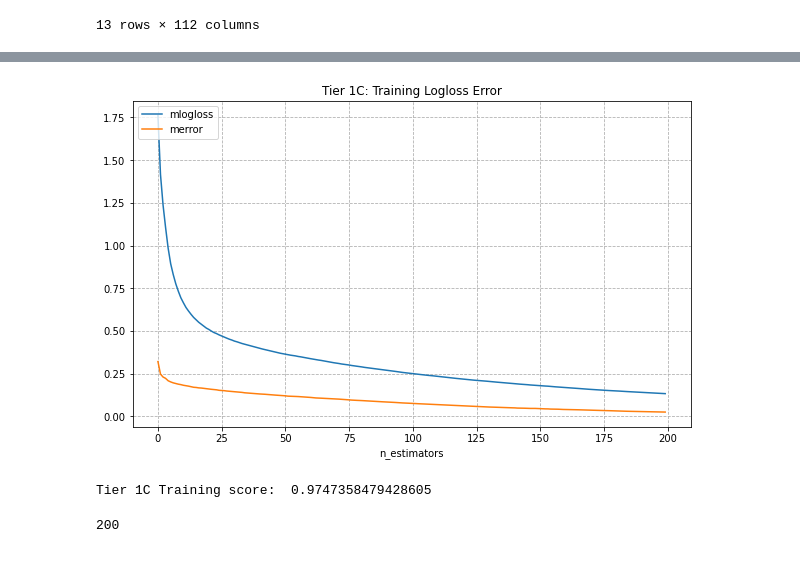
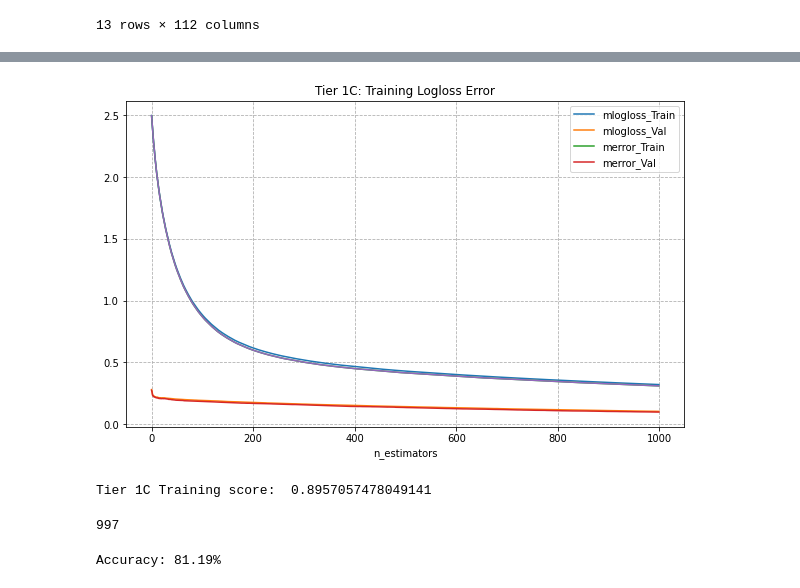
Before and after one commit to cltarchitecture/2021-spring-studio-lab, a Jupyter notebook: Machine Learning/3Tier.ipynb, the cells around one changed output, grey strips where cells are left out. Drawn from its saved outputs; the diff is of its cells as text; code cells hidden in the pictures.

```diff
--- a/Machine Learning/3Tier.ipynb
+++ b/Machine Learning/3Tier.ipynb
@@ -15,8 +16,9 @@ from matplotlib import rcParams
 # Import data
 from os.path import dirname, join
 from pathlib import Path
+# ROOT_DIR = dirname(os.path.abspath('ARCH7211-SPRING2021')) # This is your Project Root
 ROOT_DIR = dirname(os.path.abspath('ARCH7211-SPRING2021')) # This is your Project Root
-data_PATH = join(ROOT_DIR,"data","room_info.csv")  # requires `import os`
-
+data_PATH = join(ROOT_DIR[:-16],"data","room_info.csv")  # requires `import os`
+print(data_PATH)
 # input data
-data_raw = pd.read_csv(r'C:\Users\milad\Documents\GitHub\arch7211-spring2021\data\room_info.csv')
+data_raw = pd.read_csv(data_PATH)
@@ -107,16 +122,18 @@ data_tier2.groupby('type_cleaned').count().sort_values('')
 # %%
-#Clean input data from the target data
-# define features and predictions
-X = data_tier2.drop([x for x in['path','type','classes','open_to','door_to','contains','type_cleaned','exclude'] if x in data_tier1a.columns], axis =1)
-y = data_tier1a['type_cleaned']
+#Defining Train and Target data
+X = data_tier1c.drop([x for x in['path','type','classes','open_to','door_to','contains','type_cleaned','exclude'] if x in data_tier1c.columns], axis =1)
+y = data_tier1c['type_cleaned']
 #Split the data into training data, and test data
-X_train , X_test, y_train, y_test = train_test_split(X,y, test_size= 0.3)
-X_train_train , X_train_val, y_train_train, y_train_val = train_test_split(X_train,y_train, test_size= 0.5)
+X_train , X_test, y_train, y_test = train_test_split(X,y, test_size= 0.3, stratify=y)
+X_train_train , X_train_val, y_train_train, y_train_val = train_test_split(X_train,y_train, test_size= 0.2, stratify=y_train)
 # %%
 #XGB default parameters
 xgb = XGBClassifier(objective='multi:softprob',
-                    n_estimators = 200,
+                    learning_rate = 0.02,
+                    n_estimators = 1000,
+                    max_depth = 6,
                     subsample= 0.9,
-                    colsample_bytree = 0.6)
+                    colsample_bytree = 0.6,
+                    seed = 27)
 print(xgb)
 # %% [output]
@@ -125,6 +150,6 @@ NameError: name 'XGBClassifier' is not defined
 xgb.fit(X_train,y_train,
         eval_set=[(X_train_train, y_train_train), (X_train_val, y_train_val)],
         eval_metric= ['mlogloss','merror'],
-        early_stopping_rounds=10,
+        early_stopping_rounds=50,
         verbose=True)
 # %% [output]
@@ -133,29 +183,36 @@ NameError: name 'xgb' is not defined
 evals_result = xgb.evals_result()
 # %%
 rcParams['figure.figsize'] = 10,6
-
-plt.plot(evals_result.get('validation_0').get('mlogloss'))
+fig_PATH = join(ROOT_DIR[:-16],"Charts_Graphs","Tier1C_mlogloss.png")  # requires `import os`
+plt.plot(evals_result.get('validation_0').get('mlogloss'))   # Train set
 plt.plot(evals_result.get('validation_0').get('merror'))
-# plt.plot(evals_result.get('validation_1').get('mlogloss'))
+plt.plot(evals_result.get('validation_1').get('mlogloss'))   #Val set
+plt.plot(evals_result.get('validation_1').get('merror'))
+plt.plot(evals_result.get('validation_1').get('mlogloss'))
 plt.title('Tier 1C: Training Logloss Error')
-plt.legend(('mlogloss','merror'),loc=2)
+plt.legend(('mlogloss_Train','mlogloss_Val','merror_Train','merror_Val'),loc=1)
 plt.xlabel('n_estimators')
 # plt.ylabel('mlogloss')
 plt.grid(True, linestyle="--")
-plt.savefig("Tier1C_mlogloss.png")
+plt.savefig(fig_PATH)
 plt.show()
-# plt.savefig('mlogloss_per_n_estimators.png')
 # %% [output]
-[figure, old version]
+[figure, new version]
 # %%
 train_score = xgb.score(X_train_train,y_train_train)
 print("Tier 1C Training score: ",train_score)
 # %% [output]
-Tier 1C Training score:  0.9747358479428605
+Tier 1C Training score:  0.8957057478049141
 # %%
 best_iteration = xgb.get_booster().best_ntree_limit
 y_pred = xgb.predict(X_test, ntree_limit=best_iteration)
 print(best_iteration)
 # %% [output]
-200
+997
+# %%
+# evaluate predictions
+accuracy = accuracy_score(y_test, y_pred)
+print("Accuracy: %.2f%%" % (accuracy * 100.0))
+# %% [output]
+Accuracy: 81.19%
 # %%
```
Also changed, not shown: parts of 39 cells of this notebook, 27 other files.
